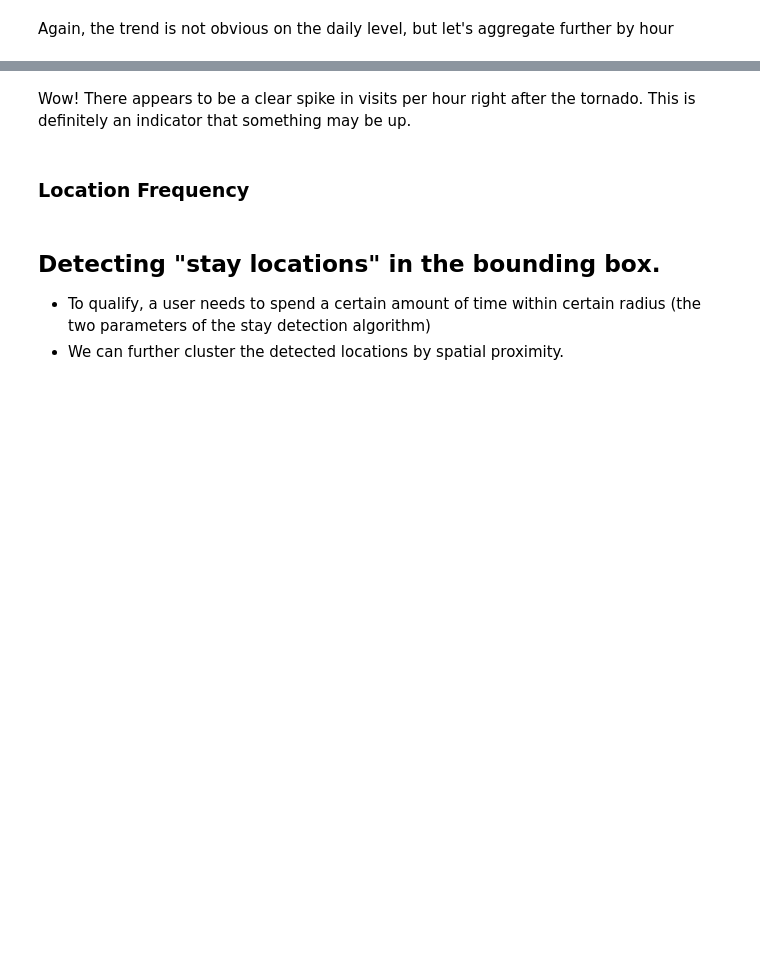
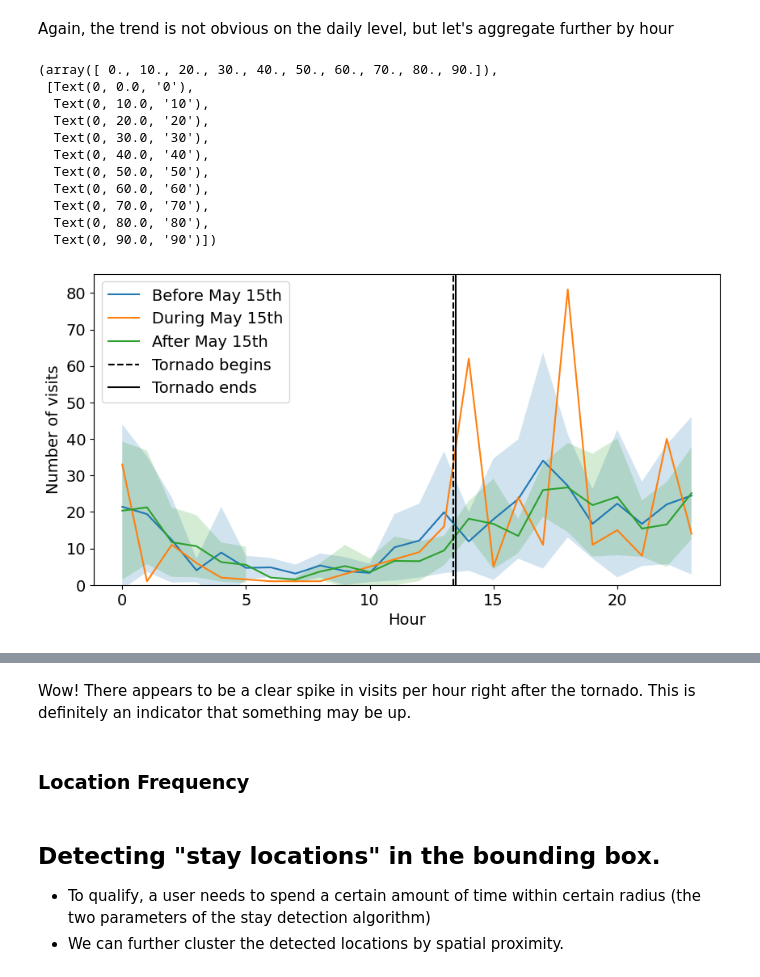
Before and after one commit to ekinugurel/SatMobFusion, a Jupyter notebook: analysis/TulsaMobileDataAnalysis.ipynb, the cells around one changed output, grey strips where cells are left out. Cells and saved outputs as stored; diff of their text form; code cells hidden in the pictures; blank space fills up the shorter version.

```diff
--- a/analysis/TulsaMobileDataAnalysis.ipynb
+++ b/analysis/TulsaMobileDataAnalysis.ipynb
@@ -37,6 +41,6 @@ poly
 # %%
-OK_url = "https://www2.census.gov/geo/tiger/GENZ2020/shp/cb_2020_40_tract_500k.zip"
-OK_tracts = gpd.read_file(OK_url)
+#OK_url = "https://www2.census.gov/geo/tiger/GENZ2020/shp/cb_2020_40_tract_500k.zip"
+OK_tracts = gpd.read_file("data/cb_2020_40_tract_500k.zip")
 OK_tracts.geometry.head()
 # %%
 OK_tracts.geometry[0].convex_hull
@@ -68,7 +60,7 @@ OK_data = pd.read_csv('data/mobile/OK_damage_May02-22.csv')
 OK_gpd = gpd.GeoDataFrame(OK_data, crs='EPSG:4269', geometry=gpd.points_from_xy(OK_data['lon'], OK_data['lat']))
 
 # Exclude points outside of Oklahoma
-OK_gpd_j = gpd.sjoin(OK_gpd, OK_tracts, how='left', predicate='within')
+OK_gpd_j = gpd.sjoin(OK_gpd, OK_tracts, how='left')
 
 # Create datetime column using timestamps
 OK_gpd_j['datetime'] = pd.to_datetime(OK_gpd_j['timestamp'], unit='s')
@@ -226,31 +235,47 @@ plt.legend()
 Again, the trend is not obvious on the daily level, but let's aggregate further by hour
 # %%
 # Sort by hour
-damage_area_pre_tdf_vpt_df = damage_area_pre_tdf_vpt.groupby(damage_area_pre_tdf_vpt['datetime'].dt.hour).mean()
-damage_area_pre_tdf_vpt_df['std'] = damage_area_pre_tdf_vpt.groupby(damage_area_pre_tdf_vpt['datetime'].dt.hour).std()['n_visits']
+damage_area_pre_tdf_vpt_df = damage_area_pre_tdf_vpt.groupby(damage_area_pre_tdf_vpt['datetime'].dt.hour).mean(numeric_only=True)
+damage_area_pre_tdf_vpt_df['std'] = damage_area_pre_tdf_vpt.groupby(damage_area_pre_tdf_vpt['datetime'].dt.hour).std(numeric_only=True)['n_visits']
 
-damage_area_dur_tdf_vpt_df = damage_area_dur_tdf_vpt.groupby(damage_area_dur_tdf_vpt['datetime'].dt.hour).mean()
-damage_area_dur_tdf_vpt_df['std'] = damage_area_dur_tdf_vpt.groupby(damage_area_dur_tdf_vpt['datetime'].dt.hour).std()['n_visits']
+damage_area_dur_tdf_vpt_df = damage_area_dur_tdf_vpt.groupby(damage_area_dur_tdf_vpt['datetime'].dt.hour).mean(numeric_only=True)
+damage_area_dur_tdf_vpt_df['std'] = damage_area_dur_tdf_vpt.groupby(damage_area_dur_tdf_vpt['datetime'].dt.hour).std(numeric_only=True)['n_visits']
 
-damage_area_post_tdf_vpt_df = damage_area_post_tdf_vpt.groupby(damage_area_post_tdf_vpt['datetime'].dt.hour).mean()
-damage_area_post_tdf_vpt_df['std'] = damage_area_post_tdf_vpt.groupby(damage_area_post_tdf_vpt['datetime'].dt.hour).std()['n_visits']
+damage_area_post_tdf_vpt_df = damage_area_post_tdf_vpt.groupby(damage_area_post_tdf_vpt['datetime'].dt.hour).mean(numeric_only=True)
+damage_area_post_tdf_vpt_df['std'] = damage_area_post_tdf_vpt.groupby(damage_area_post_tdf_vpt['datetime'].dt.hour).std(numeric_only=True)['n_visits']
 
 # Plot the number of visits per time unit on the same axes, as we did with the radius of gyration
 fig, ax = plt.subplots(1, 1, figsize=(10, 5))
 damage_area_pre_tdf_vpt_df.plot(y='n_visits', ax=ax, label='Before May 15th')
 damage_area_dur_tdf_vpt_df.plot(y='n_visits',  ax=ax, label='During May 15th')
 damage_area_post_tdf_vpt_df.plot(y='n_visits',  ax=ax, label='After May 15th')
 # Fill the area between the mean and the standard deviation
 ax.fill_between(damage_area_pre_tdf_vpt_df.index, damage_area_pre_tdf_vpt_df['n_visits'] - damage_area_pre_tdf_vpt_df['std'], damage_area_pre_tdf_vpt_df['n_visits'] + damage_area_pre_tdf_vpt_df['std'], alpha=0.2)
 ax.fill_between(damage_area_dur_tdf_vpt_df.index, damage_area_dur_tdf_vpt_df['n_visits'] - damage_area_dur_tdf_vpt_df['std'], damage_area_dur_tdf_vpt_df['n_visits'] + damage_area_dur_tdf_vpt_df['std'], alpha=0.2)
 ax.fill_between(damage_area_post_tdf_vpt_df.index, damage_area_post_tdf_vpt_df['n_visits'] - damage_area_post_tdf_vpt_df['std'], damage_area_post_tdf_vpt_df['n_visits'] + damage_area_post_tdf_vpt_df['std'], alpha=0.2)
 
 # Add vertical line at 13:37
 plt.axvline(x=13.37, color='black', linestyle='--', label='Tornado begins')
 plt.axvline(x=13.49, color='black', linestyle='-', label='Tornado ends')
 
-plt.legend()
+plt.legend(fontsize=14)
 
-ax.set_title('Visits per time unit')
-plt.xlabel('Hour')
+#ax.set_title('Visits per time unit')
+plt.ylabel("Number of visits", fontsize=14)
+plt.xlabel('Hour', fontsize=14)
 ax.set_ylim((0, None))
+plt.xticks(fontsize=14)
+plt.yticks(fontsize=14)
+# %% [output]
+(array([ 0., 10., 20., 30., 40., 50., 60., 70., 80., 90.]),
+ [Text(0, 0.0, '0'),
+  Text(0, 10.0, '10'),
+  Text(0, 20.0, '20'),
+  Text(0, 30.0, '30'),
+  Text(0, 40.0, '40'),
+  Text(0, 50.0, '50'),
+  Text(0, 60.0, '60'),
+  Text(0, 70.0, '70'),
+  Text(0, 80.0, '80'),
+  Text(0, 90.0, '90')])
+[figure, added]
```
Also changed, not shown: parts of 35 cells of this notebook, 19 other files.
